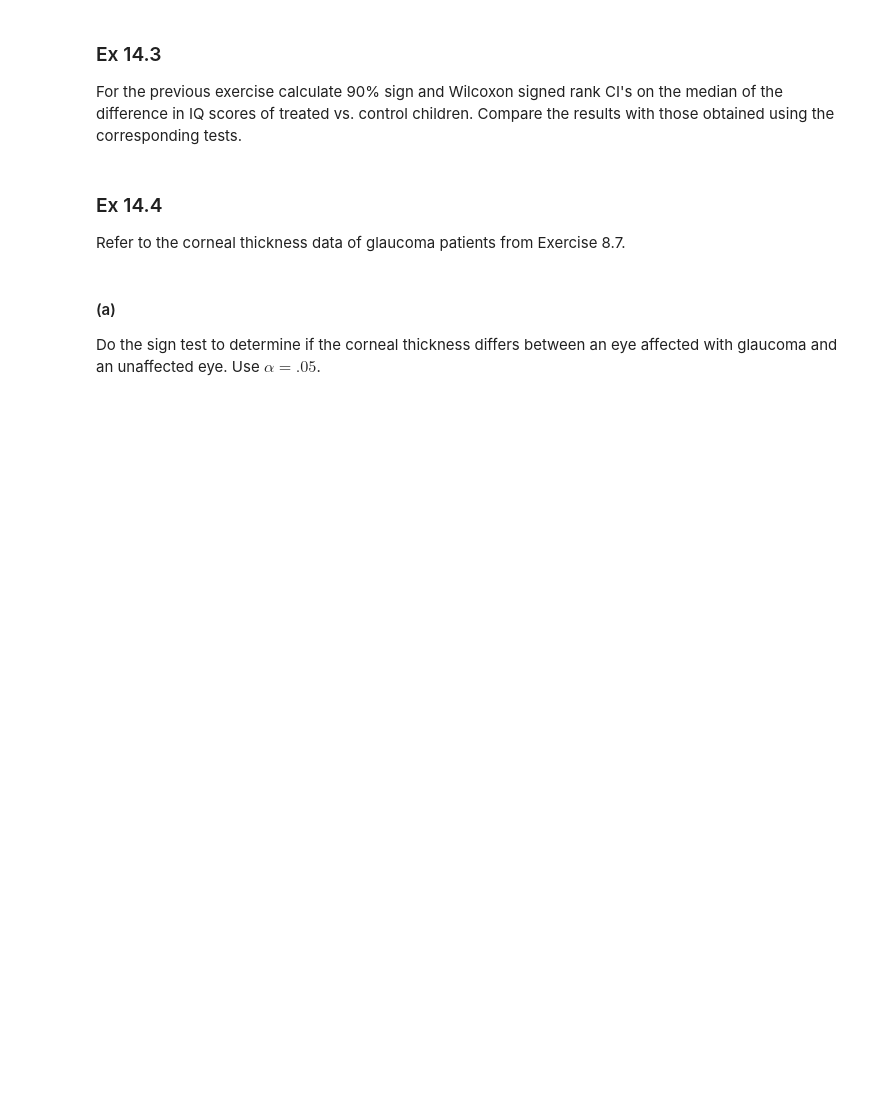
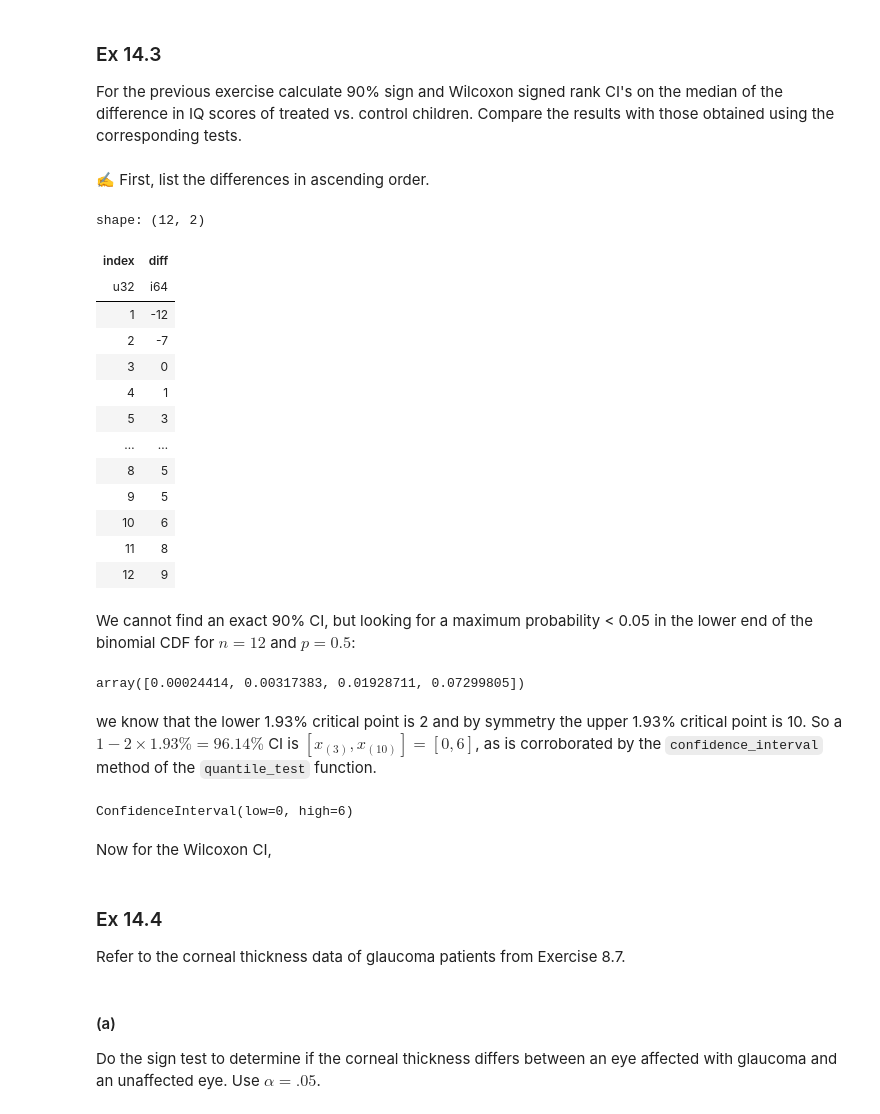
Before and after one commit to asterix314/SDAEI-Tamhane, a Jupyter notebook: ch14/ch14.ipynb, the cells around one changed output. Cells and saved outputs as stored; diff of their text form; code cells hidden in the pictures; blank space fills up the shorter version.

```diff
--- a/ch14/ch14.ipynb
+++ b/ch14/ch14.ipynb
@@ -144,6 +140,46 @@ Both the sign test and Wilcoxon signed rank test indicate that VB does not impro
 ### Ex 14.3
 
 For the previous exercise calculate 90% sign and Wilcoxon signed rank CI's on the median of the difference in IQ scores of treated vs. control children. Compare the results with those obtained using the corresponding tests.
+# %% [markdown]
+✍️ First, list the differences in ascending order.
+# %%
+(
+    DATA['14.2']
+    .select((col('treated')-col('control')).sort().alias('diff'))
+    .with_row_index(offset=1))
+# %% [output]
+shape: (12, 2)
+| index | diff |
+| u32 | i64 |
+| 1 | -12 |
+| 2 | -7 |
+| 3 | 0 |
+| 4 | 1 |
+| 5 | 3 |
+| … | … |
+| 8 | 5 |
+| 9 | 5 |
+| 10 | 6 |
+| 11 | 8 |
+| 12 | 9 |
+# %% [markdown]
+We cannot find an exact 90% CI, but looking for a maximum probability < 0.05 in the lower end of the binomial CDF for $n=12$ and $p=0.5$:
+# %%
+stats.binom(n=12, p=0.5).cdf(np.arange(4))
+# %% [output]
+array([0.00024414, 0.00317383, 0.01928711, 0.07299805])
+# %% [markdown]
+we know that the lower 1.93% critical point is 2 and by symmetry the upper 1.93% critical point is 10. So a $1 - 2 \times 1.93\% = 96.14\%$ CI is $[x_{(3)}, x_{(10)}] = [0, 6]$, as is corroborated by the `confidence_interval` method of the `quantile_test` function.
+# %%
+stats.quantile_test(
+    DATA['14.2']
+    .select(col('treated')-col('control'))
+    .to_series(),
+    alternative='two-sided').confidence_interval(0.9)
+# %% [output]
+ConfidenceInterval(low=0, high=6)
+# %% [markdown]
+Now for the Wilcoxon CI,
 # %% [markdown]
 ### Ex 14.4
 
```
Also changed, not shown: parts of 11 cells of this notebook, 2 other files.
